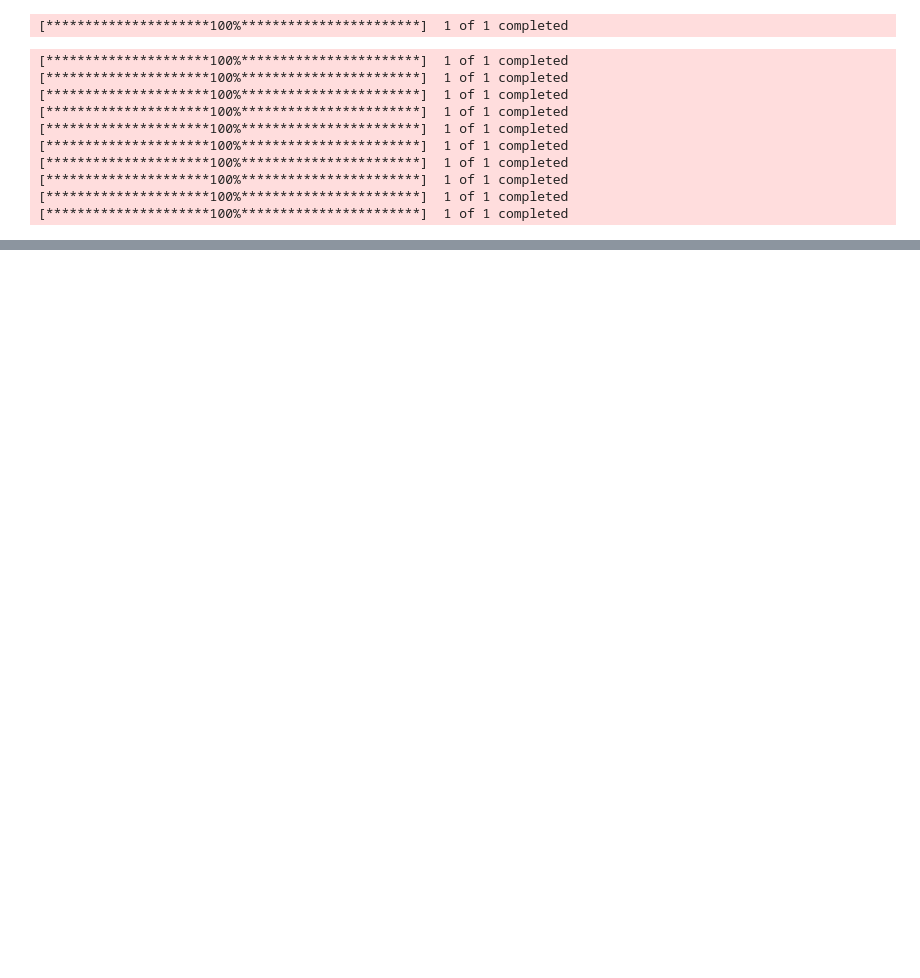
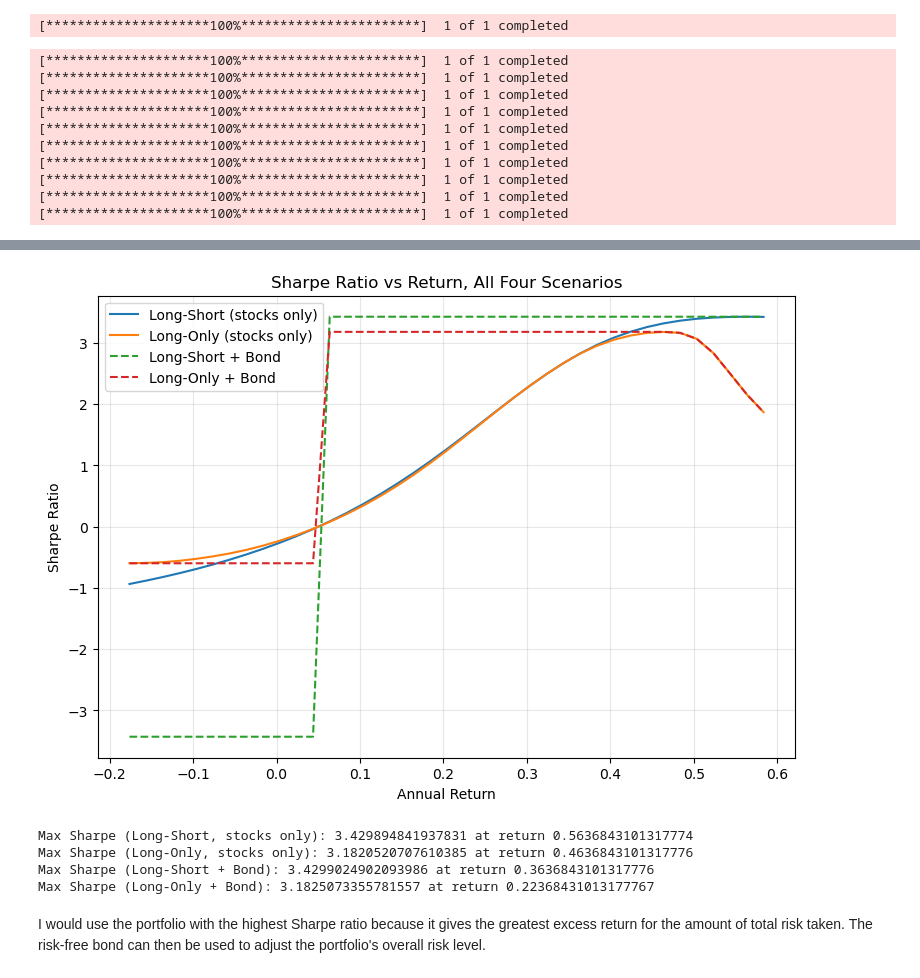
Before and after one commit to RishiKumar0897/MGT4067, a Jupyter notebook: Submission1.ipynb, the cells around one changed output, grey strips where cells are left out. Drawn from its saved outputs; the diff is of its cells as text; code cells hidden in the pictures; blank space fills up the shorter version.

```diff
--- a/Submission1.ipynb
+++ b/Submission1.ipynb
@@ -155,0 +300,34 @@ ls_frontier_df = pd.DataFrame({
+# %%
+def sharpe(ret, vol, rf):
+    return (ret - rf) / vol
+
+sharpe_short = [sharpe(r, v, risk_free) for r, v in zip(short_frontier['Return'], short_frontier['Volatility'])]
+sharpe_long = [sharpe(r, v, risk_free) for r, v in zip(long_frontier['Return'], long_frontier['Volatility'])]
+sharpe_short_bond = [sharpe(r, v, risk_free) for r, v in zip(short_bond['Return'], short_bond['Volatility'])]
+sharpe_long_bond = [sharpe(r, v, risk_free) for r, v in zip(long_bond['Return'], long_bond['Volatility'])]
+
+plt.figure(figsize=(9, 6))
+plt.plot(short_frontier['Return'], sharpe_short, label='Long-Short (stocks only)', color='tab:blue')
+plt.plot(long_frontier['Return'], sharpe_long, label='Long-Only (stocks only)', color='tab:orange')
+plt.plot(short_bond['Return'], sharpe_short_bond, label='Long-Short + Bond', color='tab:green', linestyle='--')
+plt.plot(long_bond['Return'], sharpe_long_bond, label='Long-Only + Bond', color='tab:red', linestyle='--')
+
+plt.xlabel('Annual Return')
+plt.ylabel('Sharpe Ratio')
+plt.title('Sharpe Ratio vs Return, All Four Scenarios')
+plt.legend()
+plt.grid(alpha=0.3)
+plt.show()
+
+print('Max Sharpe (Long-Short, stocks only):', max(sharpe_short), 'at return', short_frontier['Return'][np.argmax(sharpe_short)])
+print('Max Sharpe (Long-Only, stocks only):', max(sharpe_long), 'at return', long_frontier['Return'][np.argmax(sharpe_long)])
+print('Max Sharpe (Long-Short + Bond):', max(sharpe_short_bond), 'at return', short_bond['Return'][np.argmax(sharpe_short_bond)])
+print('Max Sharpe (Long-Only + Bond):', max(sharpe_long_bond), 'at return', long_bond['Return'][np.argmax(sharpe_long_bond)])
+# %% [output]
+[figure, added]
+Max Sharpe (Long-Short, stocks only): 3.429894841937831 at return 0.5636843101317774
+Max Sharpe (Long-Only, stocks only): 3.1820520707610385 at return 0.4636843101317776
+Max Sharpe (Long-Short + Bond): 3.4299024902093986 at return 0.3636843101317776
+Max Sharpe (Long-Only + Bond): 3.1825073355781557 at return 0.22368431013177767
+# %% [markdown]
+I would use the portfolio with the highest Sharpe ratio because it gives the greatest excess return for the amount of total risk taken. The risk-free bond can then be used to adjust the portfolio's overall risk level.
```
Also changed, not shown: parts of 22 cells of this notebook.
